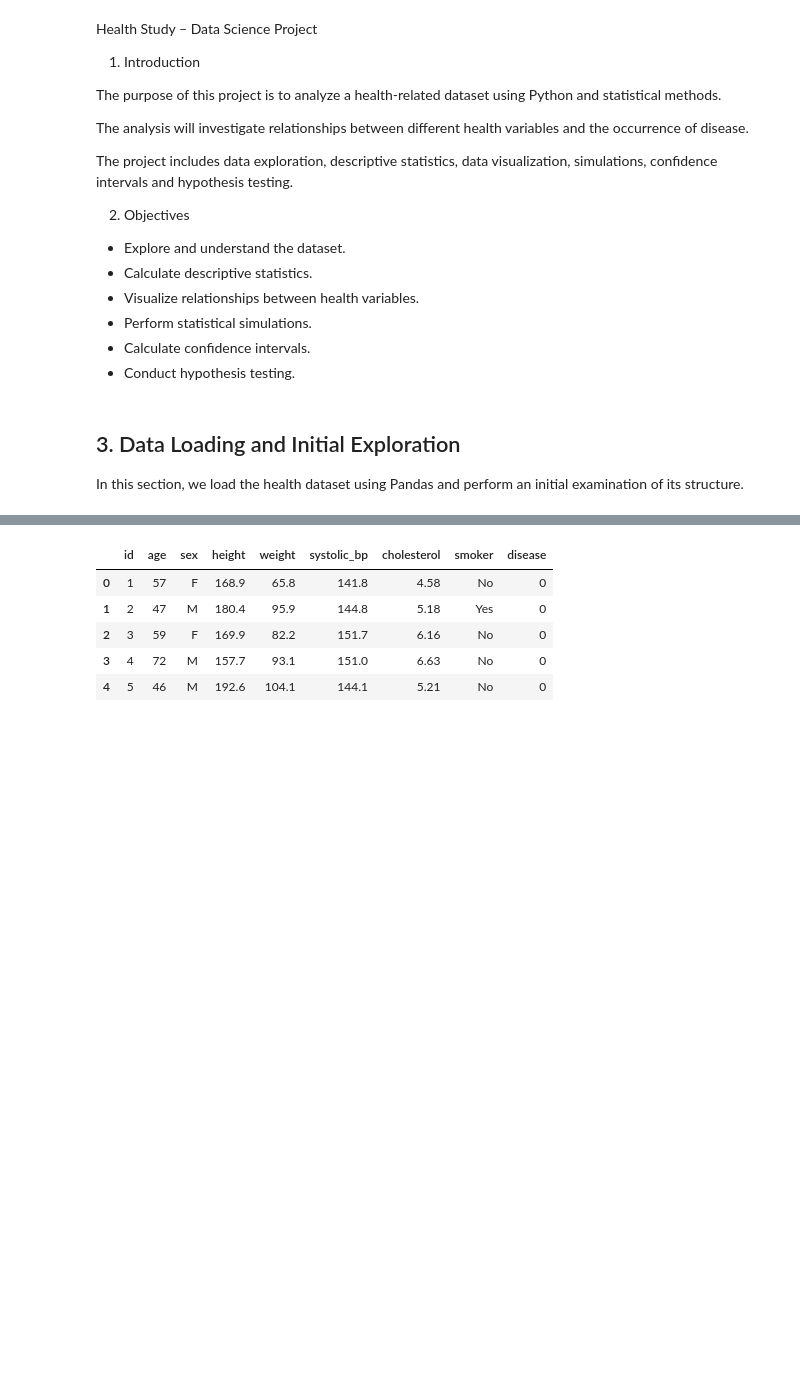
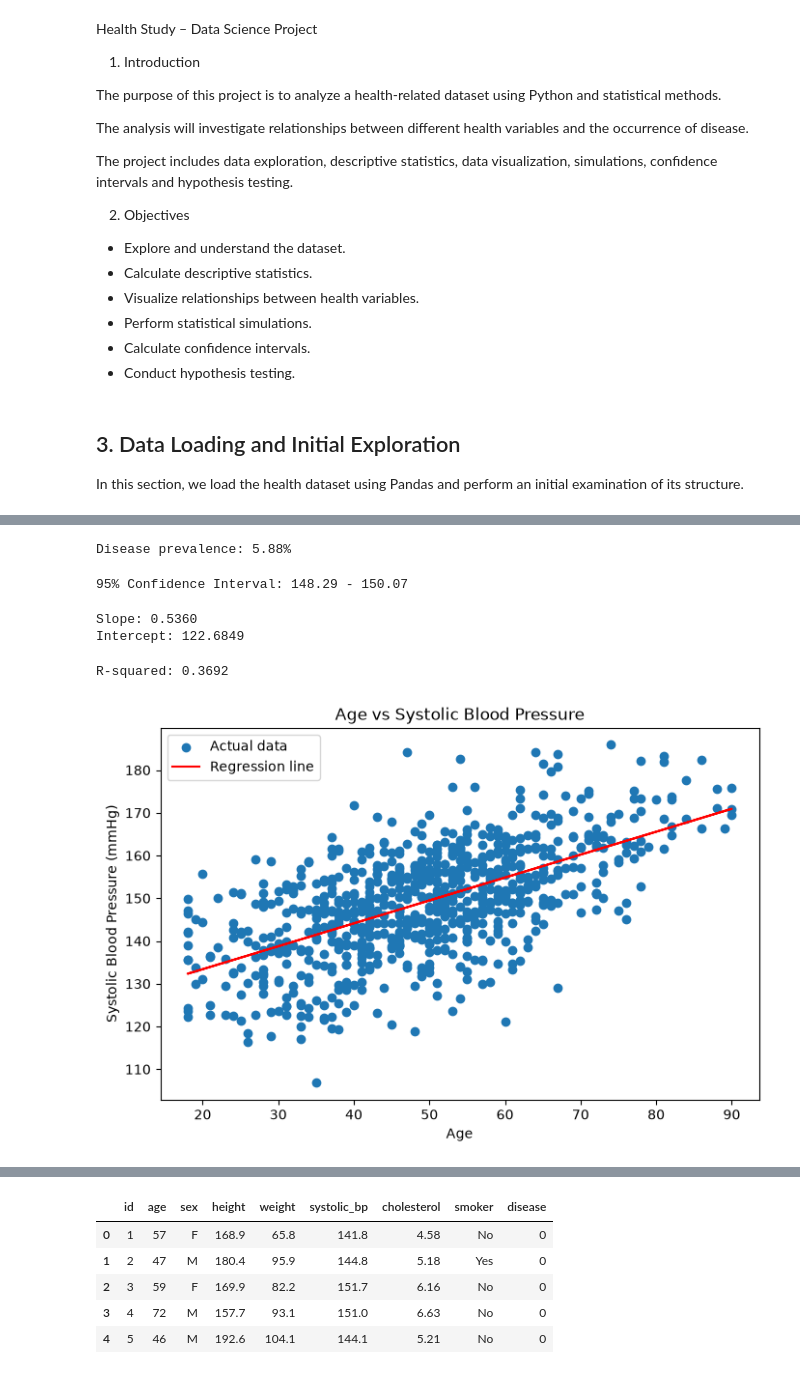
Before and after one commit to Chrispsudo/Health_Study, a Jupyter notebook: notebooks/health_study.ipynb, the cells around one changed output, grey strips where cells are left out. Cells and saved outputs as stored; diff of their text form; code cells hidden in the pictures; blank space fills up the shorter version.

```diff
--- a/notebooks/health_study.ipynb
+++ b/notebooks/health_study.ipynb
@@ -36,0 +65,47 @@ df = pd.read_csv("../data/health_study_dataset.csv")
+# %%
+prevalence = calculate_disease_prevalence(df)
+
+print(f"Disease prevalence: {prevalence:.2%}")
+# %% [output]
+Disease prevalence: 5.88%
+# %%
+lower, upper = calculate_confidence_interval(df)
+
+print(f"95% Confidence Interval: {lower:.2f} - {upper:.2f}")
+# %% [output]
+95% Confidence Interval: 148.29 - 150.07
+# %%
+slope, intercept = calculate_linear_regression(df)
+
+print(f"Slope: {slope:.4f}")
+print(f"Intercept: {intercept:.4f}")
+# %% [output]
+Slope: 0.5360
+Intercept: 122.6849
+# %%
+r_squared = calculate_r_squared(df, slope, intercept)
+
+print(f"R-squared: {r_squared:.4f}")
+# %% [output]
+R-squared: 0.3692
+# %%
+# Create scatter plot with regression line
+
+plt.figure(figsize=(8, 5))
+
+plt.scatter(df["age"], df["systolic_bp"], label="Actual data")
+
+plt.plot(
+    df["age"],
+    intercept + slope * df["age"],
+    color="red",
+    label="Regression line"
+)
+
+plt.title("Age vs Systolic Blood Pressure")
+plt.xlabel("Age")
+plt.ylabel("Systolic Blood Pressure (mmHg)")
+plt.legend()
+plt.show()
+# %% [output]
+[figure, added]
```
Also changed, not shown: parts of 8 cells of this notebook, 3 other files.
